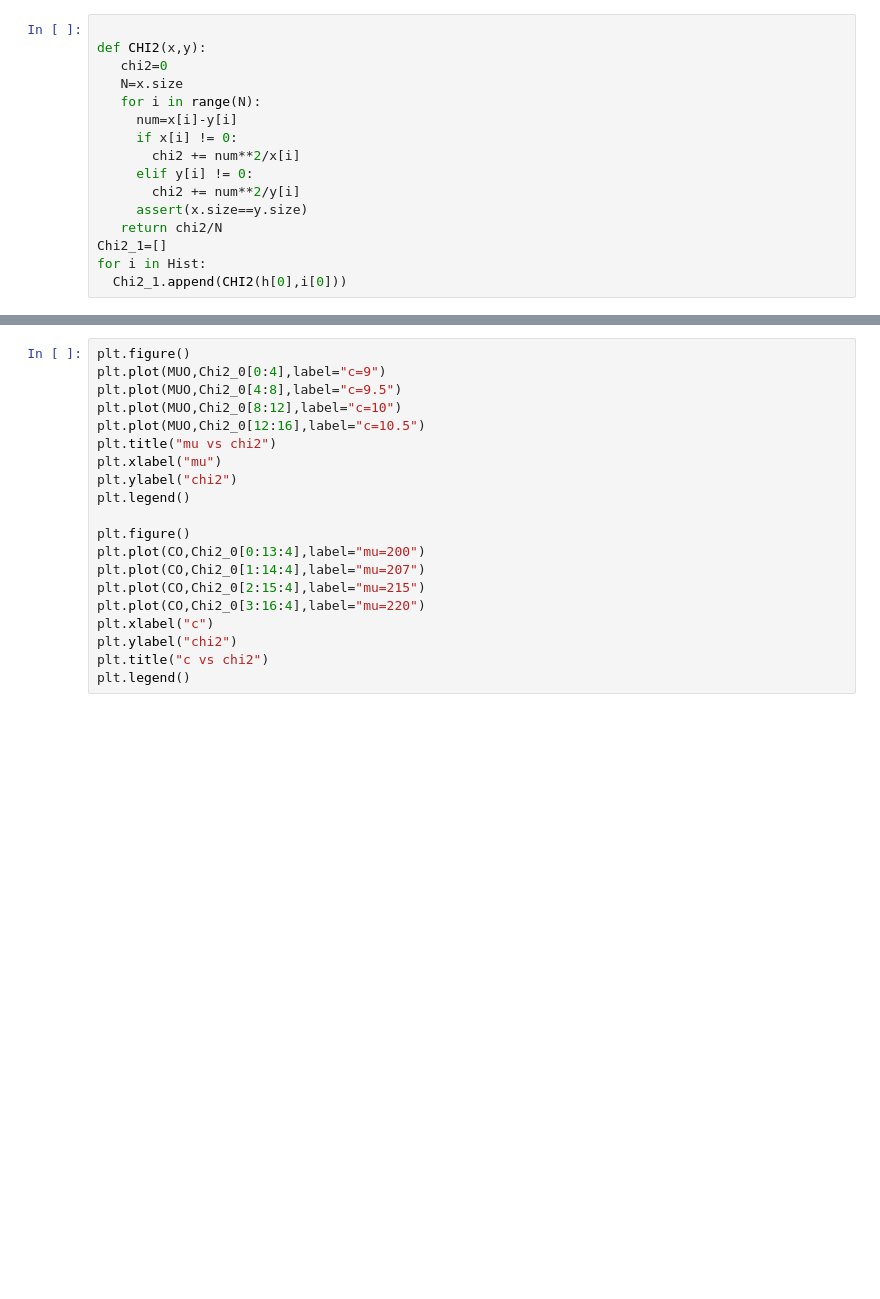
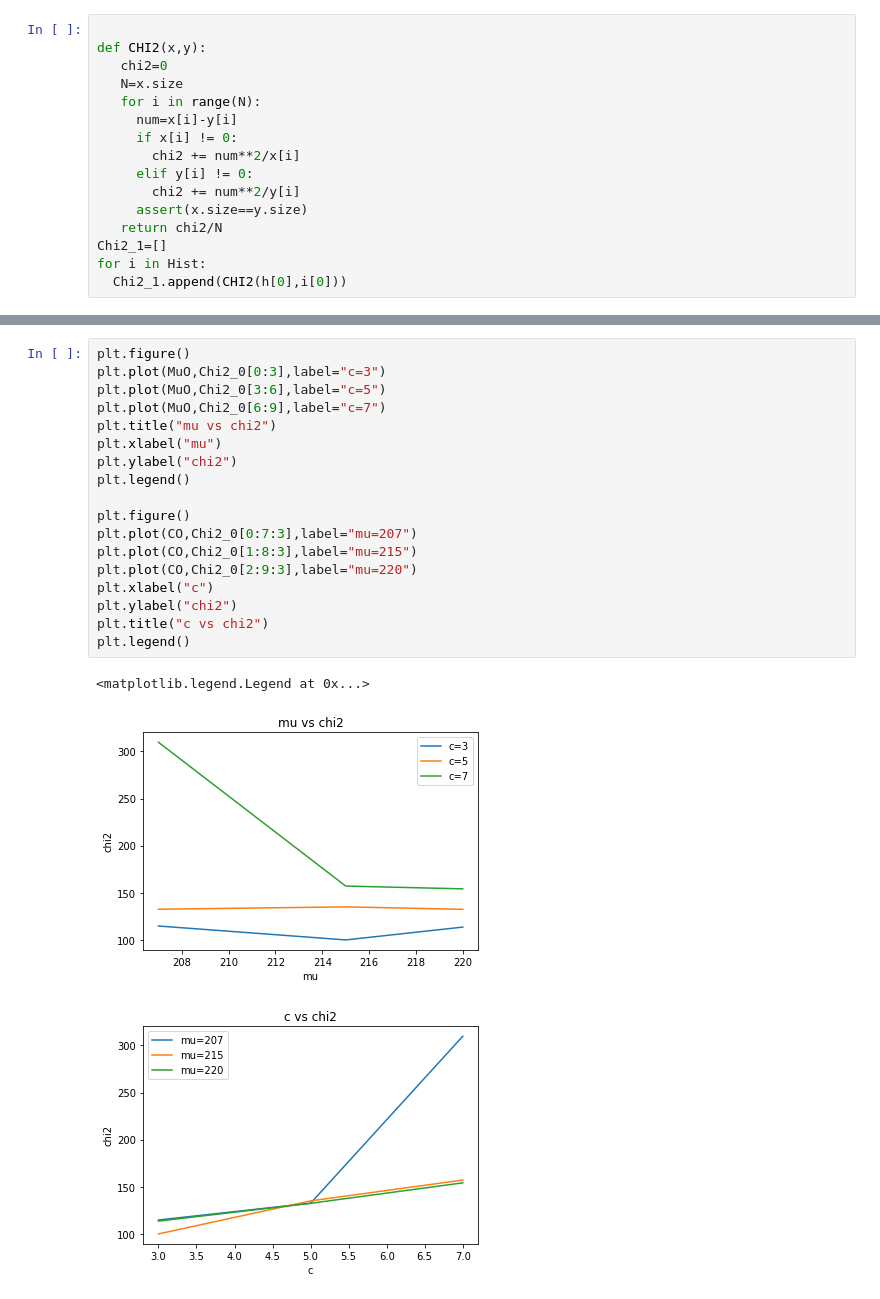
Before and after one commit to samuelquitiang/CUFICO_2019_2, a Jupyter notebook: Parciales/Parcial2/N1152222545/Parcial_2.ipynb, the cells around one changed output, grey strips where cells are left out. Cells and saved outputs as stored; diff of their text form; blank space fills up the shorter version.

```diff
--- a/Parciales/Parcial2/N1152222545/Parcial_2.ipynb
+++ b/Parciales/Parcial2/N1152222545/Parcial_2.ipynb
@@ -257,21 +265,23 @@ for i in Hist1:
 # %%
 plt.figure()
-plt.plot(MUO,Chi2_0[0:4],label="c=9")
-plt.plot(MUO,Chi2_0[4:8],label="c=9.5")
-plt.plot(MUO,Chi2_0[8:12],label="c=10")
-plt.plot(MUO,Chi2_0[12:16],label="c=10.5")
+plt.plot(MuO,Chi2_0[0:3],label="c=3")
+plt.plot(MuO,Chi2_0[3:6],label="c=5")
+plt.plot(MuO,Chi2_0[6:9],label="c=7")
 plt.title("mu vs chi2")
 plt.xlabel("mu")
 plt.ylabel("chi2")
 plt.legend()
 
 plt.figure()
-plt.plot(CO,Chi2_0[0:13:4],label="mu=200")
-plt.plot(CO,Chi2_0[1:14:4],label="mu=207")
-plt.plot(CO,Chi2_0[2:15:4],label="mu=215")
-plt.plot(CO,Chi2_0[3:16:4],label="mu=220")
+plt.plot(CO,Chi2_0[0:7:3],label="mu=207")
+plt.plot(CO,Chi2_0[1:8:3],label="mu=215")
+plt.plot(CO,Chi2_0[2:9:3],label="mu=220")
 plt.xlabel("c")
 plt.ylabel("chi2")
 plt.title("c vs chi2")
 plt.legend()
+# %% [output]
+<matplotlib.legend.Legend at 0x...>
+[figure, added]
+[figure, added]
 # %%
```
Also changed, not shown: parts of 14 cells of this notebook.
